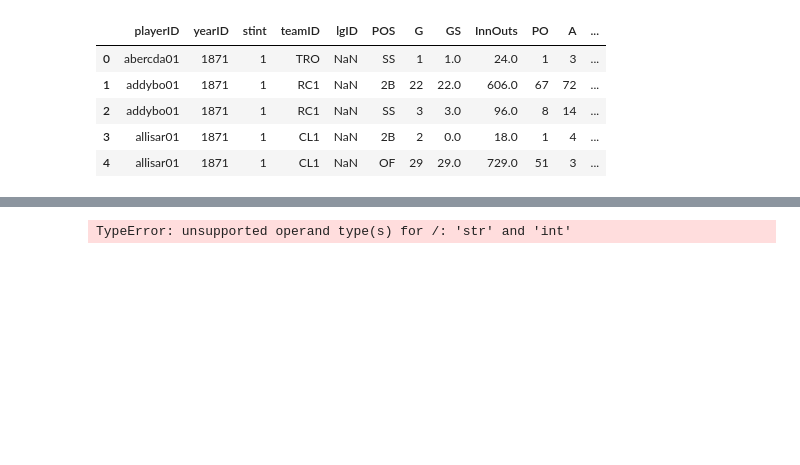
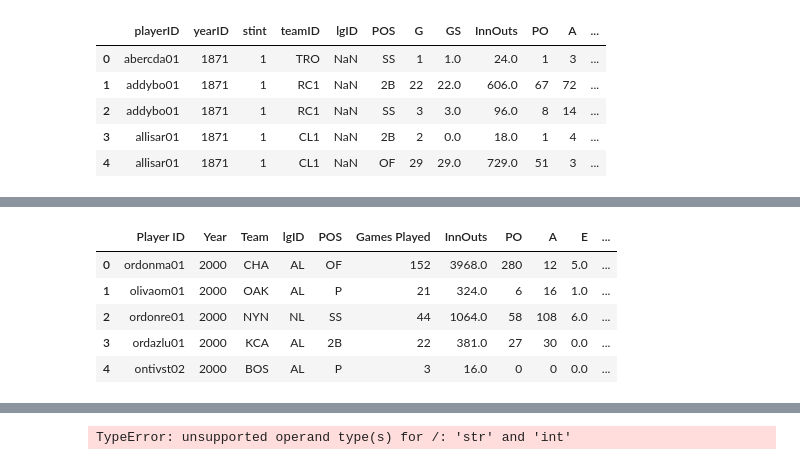
Before and after one commit to data301-2021-winter1/project-group37-project, a Jupyter notebook: notebooks/analysis2.ipynb, the cells around one changed output, grey strips where cells are left out. Saved outputs shown, nothing was run; the diff lists cells and outputs as text; code cells hidden in the pictures; blank space fills up the shorter version.

```diff
--- a/notebooks/analysis2.ipynb
+++ b/notebooks/analysis2.ipynb
@@ -172,0 +187,9 @@ recentfielding_clean.head()
+# %%
+fielding3_clean.head()
+# %% [output]
+|  | Player ID | Year | Team | lgID | POS | Games Played | InnOuts | PO | A | E | ... |
+| 0 | ordonma01 | 2000 | CHA | AL | OF | 152 | 3968.0 | 280 | 12 | 5.0 | ... |
+| 1 | olivaom01 | 2000 | OAK | AL | P | 21 | 324.0 | 6 | 16 | 1.0 | ... |
+| 2 | ordonre01 | 2000 | NYN | NL | SS | 44 | 1064.0 | 58 | 108 | 6.0 | ... |
+| 3 | ordazlu01 | 2000 | KCA | AL | 2B | 22 | 381.0 | 27 | 30 | 0.0 | ... |
+| 4 | ontivst02 | 2000 | BOS | AL | P | 3 | 16.0 | 0 | 0 | 0.0 | ... |
```
Also changed, not shown: parts of 6 cells of this notebook.
